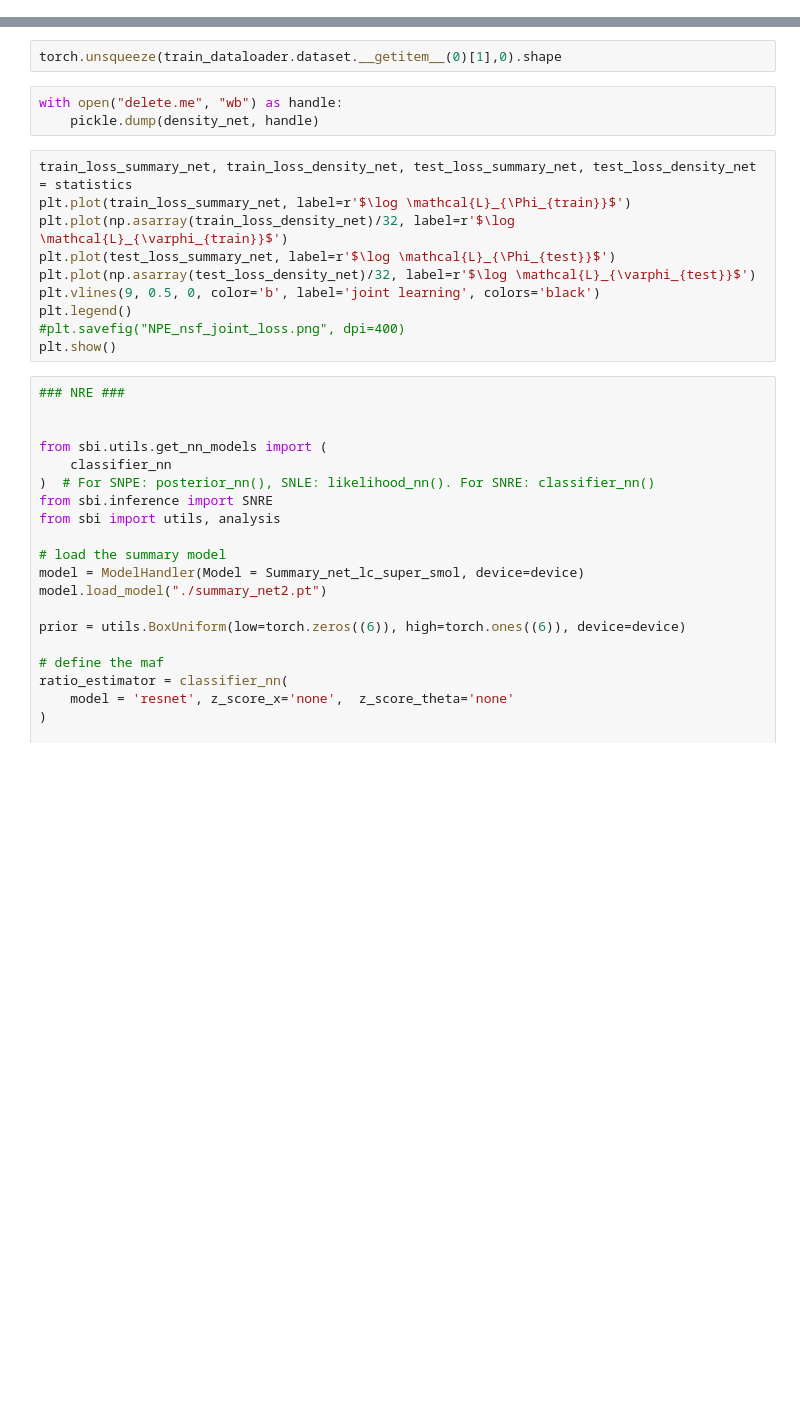
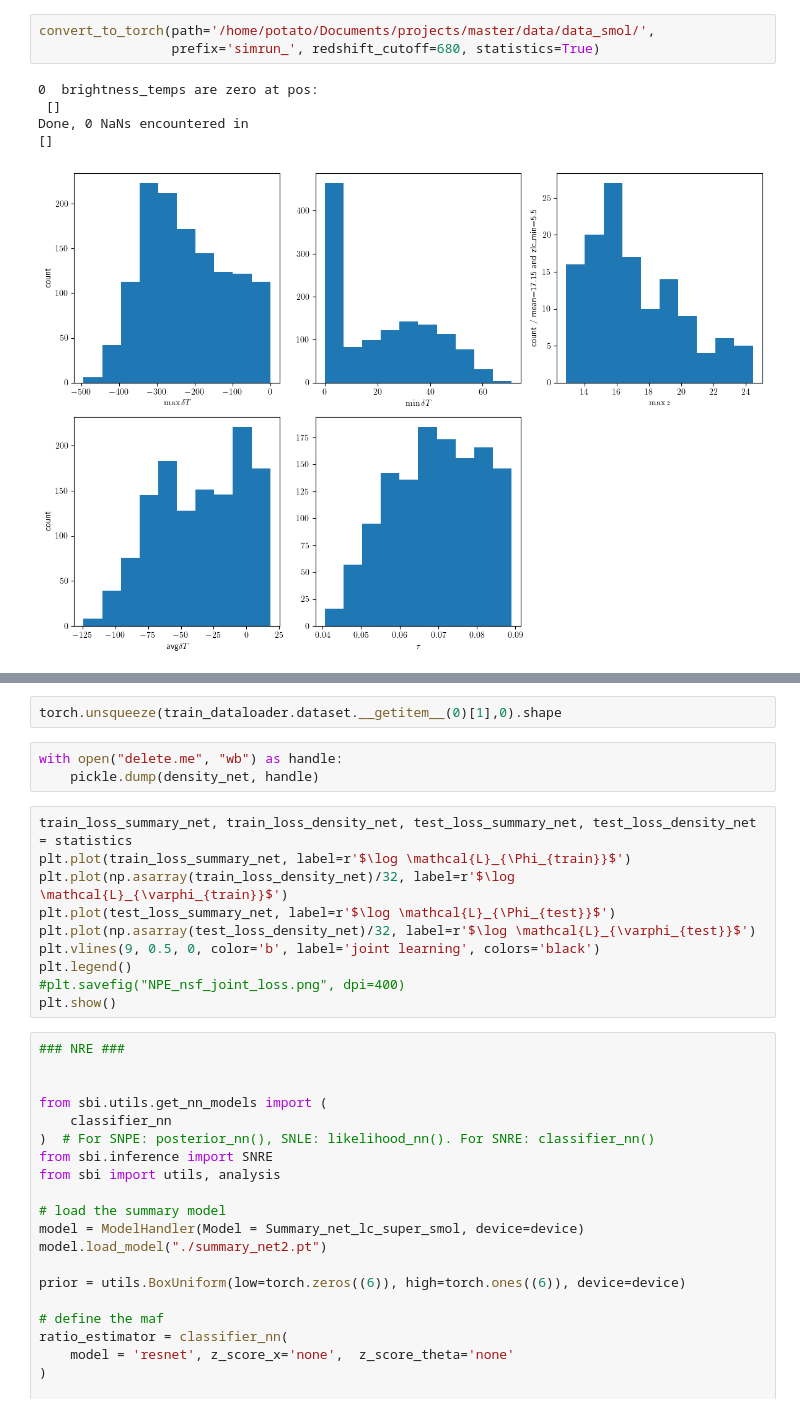
Before and after one commit to astro-ML/21cm-sbi, a Jupyter notebook: runner.ipynb, the cells around one changed output, grey strips where cells are left out. Saved outputs shown, nothing was run; the diff lists cells and outputs as text; blank space fills up the shorter version.

```diff
--- a/runner.ipynb
+++ b/runner.ipynb
@@ -15,2 +20,11 @@ NVIDIA GeForce RTX 4060 Laptop GPU
+# %%
+convert_to_torch(path='/home/potato/Documents/projects/master/data/data_smol/',
+                 prefix='simrun_', redshift_cutoff=680, statistics=True)
+# %% [output]
+0  brightness_temps are zero at pos:
+ []
+Done, 0 NaNs encountered in
+[]
+[figure, added]
 # %%
 # hyperparams
```
Also changed, not shown: parts of 15 cells of this notebook, 3 other files.
